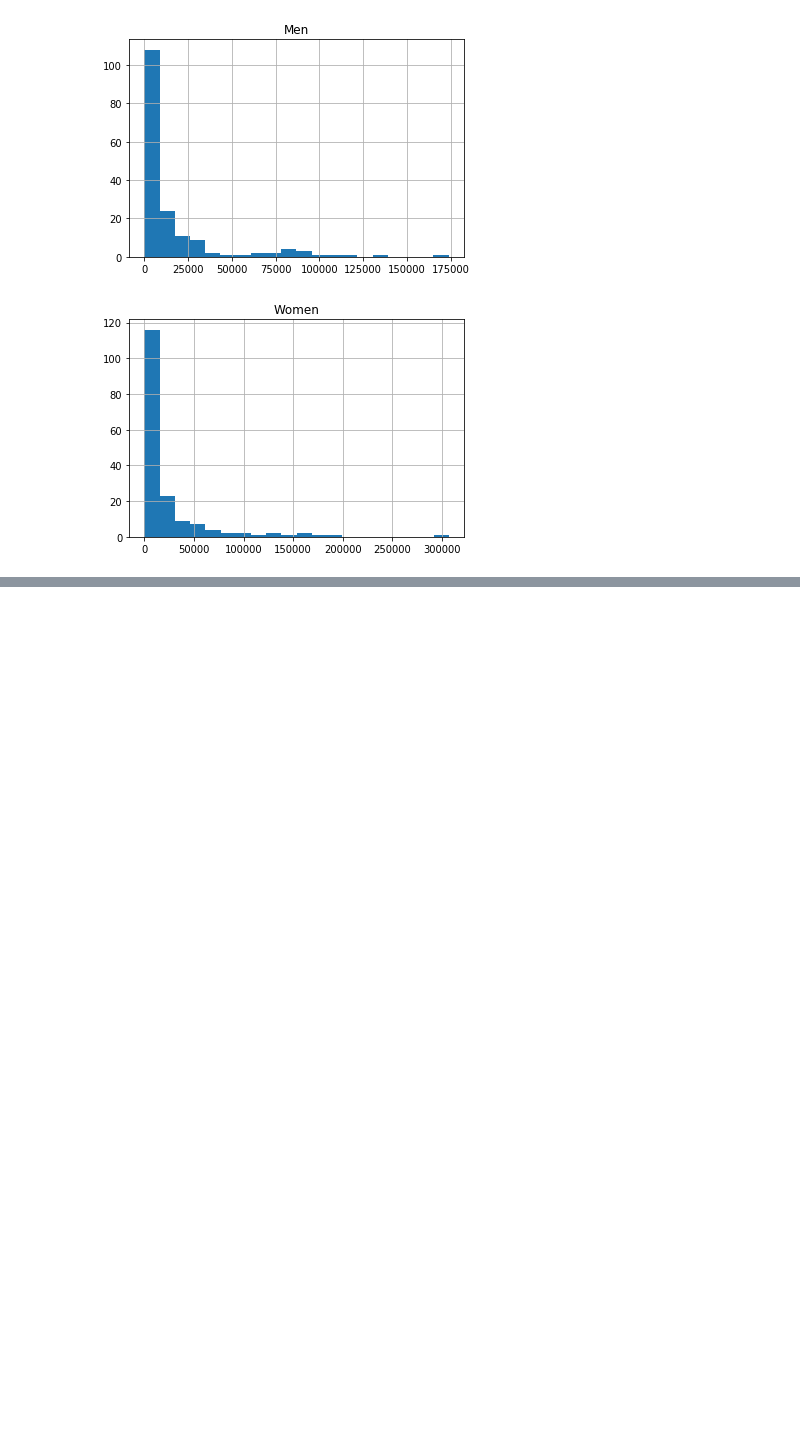
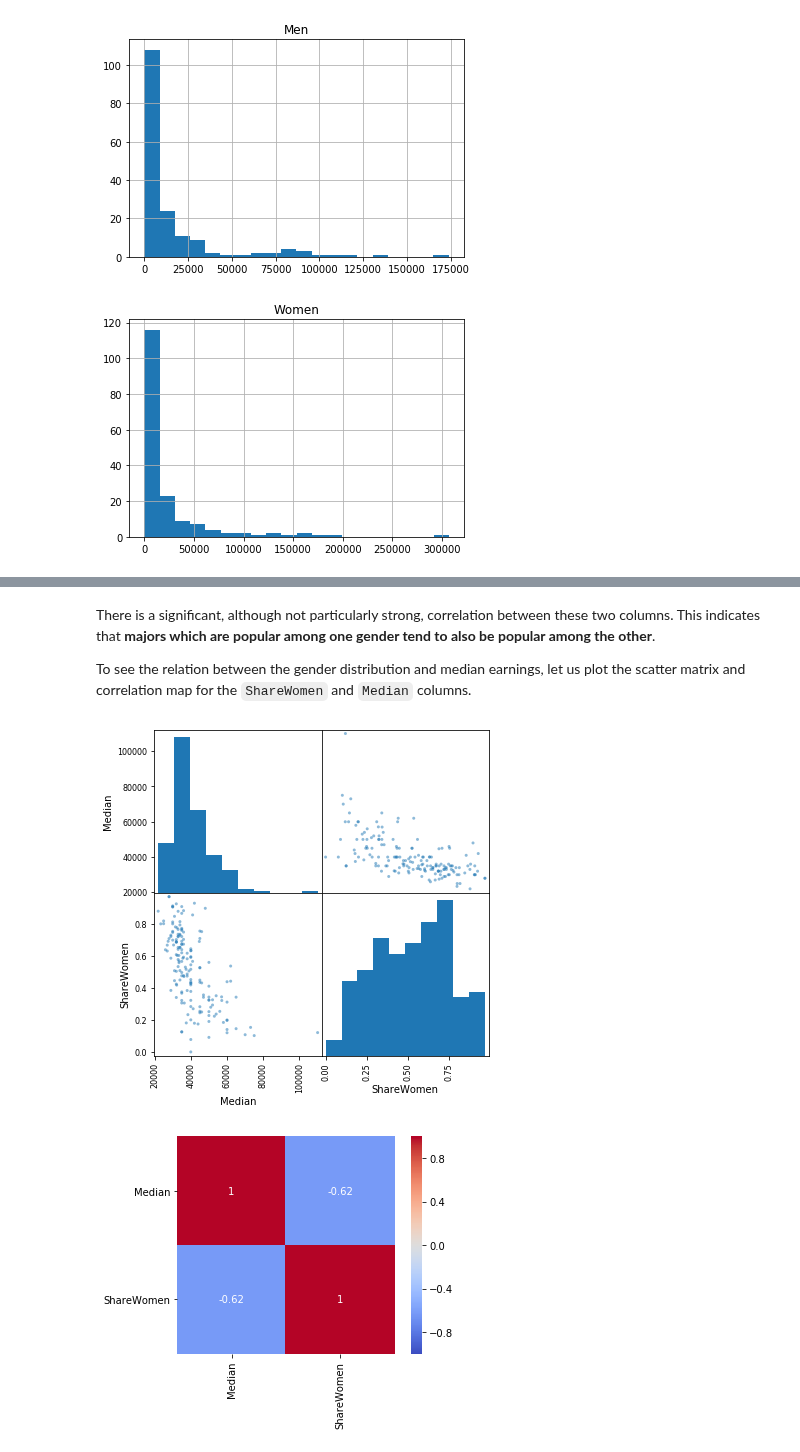
Before and after one commit to FlorentCLMichel/learning_data_science, a Jupyter notebook: Earnings_college_major.ipynb, the cells around one changed output, grey strips where cells are left out. Cells and saved outputs as stored; diff of their text form; code cells hidden in the pictures; blank space fills up the shorter version.

```diff
--- a/Earnings_college_major.ipynb
+++ b/Earnings_college_major.ipynb
@@ -180,0 +232,10 @@ From these plots, it seems that:
+# %% [markdown]
+There is a significant, although not particularly strong, correlation between these two columns.
+This indicates that **majors which are popular among one gender tend to also be popular among the other**.
+
+To see the relation between the gender distribution and median earnings, let us plot the scatter matrix and correlation map for the `ShareWomen` and `Median` columns.
+# %%
+scatter_matrix_and_corr_map(['Median', 'ShareWomen'])
+# %% [output]
+[figure, added]
+[figure, added]
```
Also changed, not shown: parts of 23 cells of this notebook.
